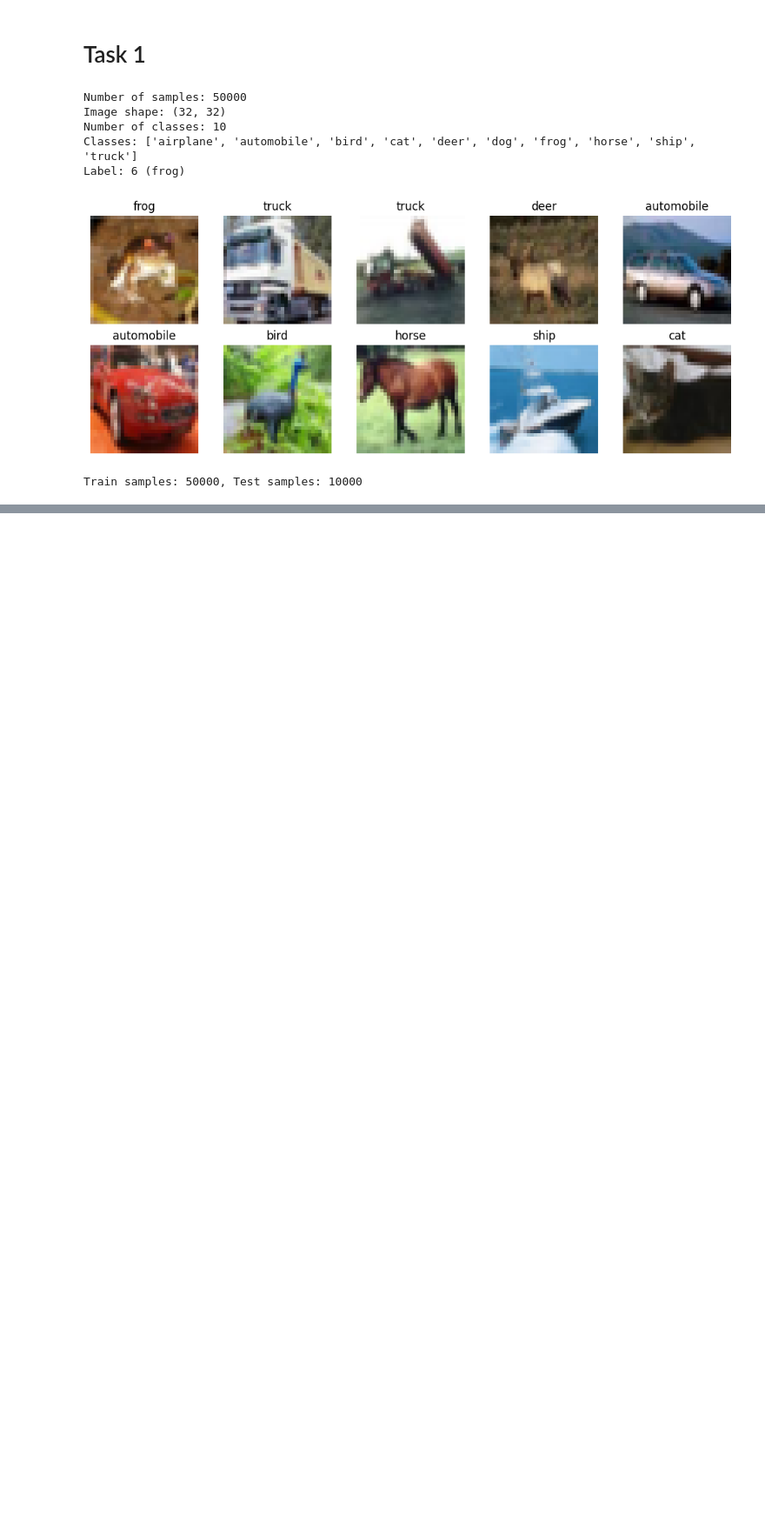
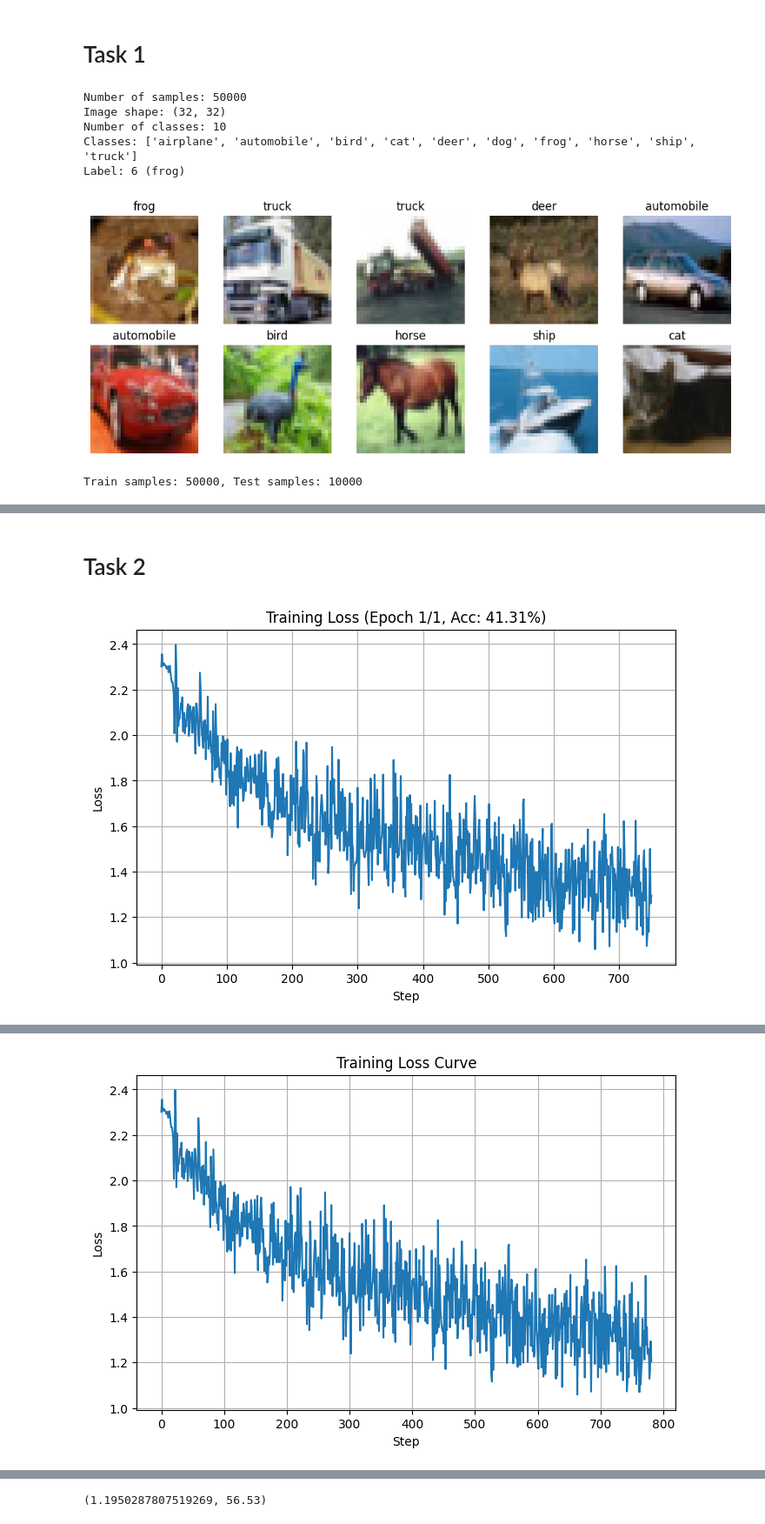
Before and after one commit to LoganBolton/Fall2025Classes, a Jupyter notebook: computer_vision/assignment4/assignment4.ipynb, the cells around one changed output, grey strips where cells are left out. Shown: that part at 87% size. Saved outputs shown, nothing was run; the diff lists cells and outputs as text; code cells hidden in the pictures; blank space fills up the shorter version.

```diff
--- a/computer_vision/assignment4/assignment4.ipynb
+++ b/computer_vision/assignment4/assignment4.ipynb
@@ -204,0 +246,2 @@ Test Loss: 1.2694, Test Accuracy: 53.71%
+# %% [markdown]
+# Task 2
@@ -204,0 +304,6 @@ Test Loss: 1.2694, Test Accuracy: 53.71%
+# %%
+model_2 = CNN_task2()
+model_2 = train(model_2, num_epochs=1)
+evaluate(model_2)
+# %% [output]
+[figure, added]
@@ -204,0 +311 @@ Test Loss: 1.2694, Test Accuracy: 53.71%
+[figure, added]
@@ -204,0 +314 @@ Test Loss: 1.2694, Test Accuracy: 53.71%
+(1.1950287807519269, 56.53)
```
Also changed, not shown: parts of 7 cells of this notebook.
